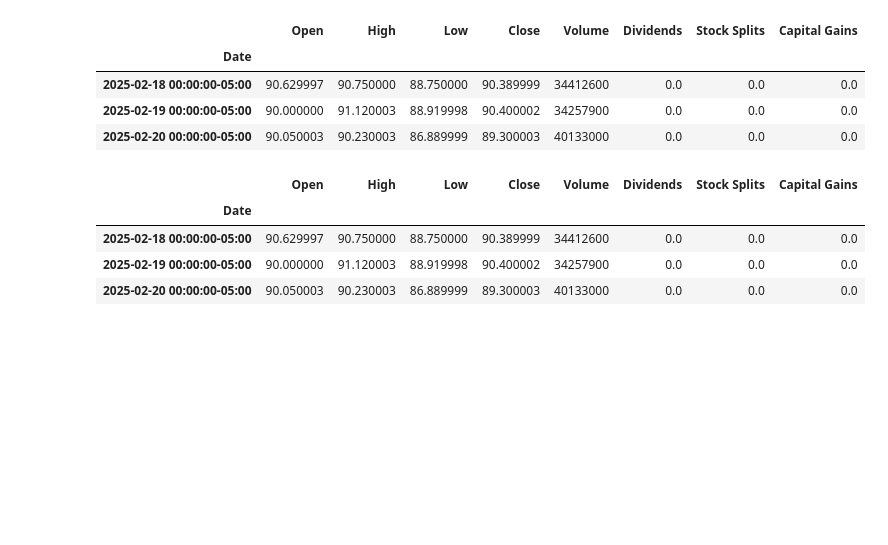
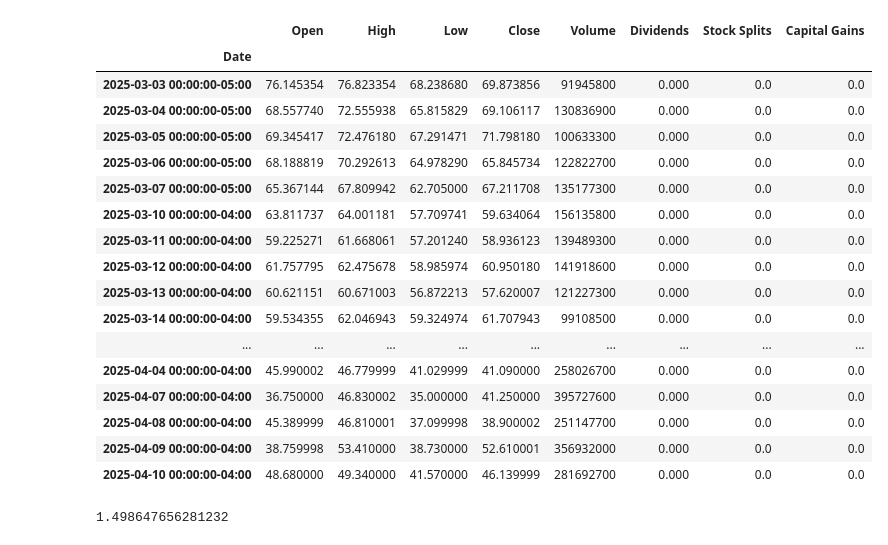
Before and after one commit to victortangggg/trading, a Jupyter notebook: research/price_movement_search.ipynb, the cells around one changed output. Saved outputs shown, nothing was run; the diff lists cells and outputs as text; code cells hidden in the pictures; blank space fills up the shorter version.

Commit message:
learning options volatility

```diff
--- a/research/price_movement_search.ipynb
+++ b/research/price_movement_search.ipynb
@@ -28,25 +76,35 @@ ticker.history()
 today = pd.Timestamp.today().normalize()
 
 # Generate the last 5 business days
-business_dates = pd.date_range(end=today, periods=5, freq='B')
+business_dates = pd.date_range(end=today, periods=30, freq='B')
 
 DATE_FORMAT = "%Y-%m-%d"
 
 start = business_dates[0].strftime( DATE_FORMAT )
 end = business_dates[-1].strftime( DATE_FORMAT )
-# %%
-ticker.history(start="2025-02-17", end="2025-02-21")
-# %% [output]
-|  | Open | High | Low | Close | Volume | Dividends | Stock Splits | Capital Gains |
-| Date |  |  |  |  |  |  |  |  |
-| 2025-02-18 00:00:00-05:00 | 90.629997 | 90.750000 | 88.750000 | 90.389999 | 34412600 | 0.0 | 0.0 | 0.0 |
-| 2025-02-19 00:00:00-05:00 | 90.000000 | 91.120003 | 88.919998 | 90.400002 | 34257900 | 0.0 | 0.0 | 0.0 |
-| 2025-02-20 00:00:00-05:00 | 90.050003 | 90.230003 | 86.889999 | 89.300003 | 40133000 | 0.0 | 0.0 | 0.0 |
 # %%
-ticker.history(start=start, end=end)
+df_tqqq = ticker.history(start=start, end=end)
+df_tqqq
 # %% [output]
 |  | Open | High | Low | Close | Volume | Dividends | Stock Splits | Capital Gains |
 | Date |  |  |  |  |  |  |  |  |
-| 2025-02-18 00:00:00-05:00 | 90.629997 | 90.750000 | 88.750000 | 90.389999 | 34412600 | 0.0 | 0.0 | 0.0 |
-| 2025-02-19 00:00:00-05:00 | 90.000000 | 91.120003 | 88.919998 | 90.400002 | 34257900 | 0.0 | 0.0 | 0.0 |
-| 2025-02-20 00:00:00-05:00 | 90.050003 | 90.230003 | 86.889999 | 89.300003 | 40133000 | 0.0 | 0.0 | 0.0 |
+| 2025-03-03 00:00:00-05:00 | 76.145354 | 76.823354 | 68.238680 | 69.873856 | 91945800 | 0.000 | 0.0 | 0.0 |
+| 2025-03-04 00:00:00-05:00 | 68.557740 | 72.555938 | 65.815829 | 69.106117 | 130836900 | 0.000 | 0.0 | 0.0 |
+| 2025-03-05 00:00:00-05:00 | 69.345417 | 72.476180 | 67.291471 | 71.798180 | 100633300 | 0.000 | 0.0 | 0.0 |
+| 2025-03-06 00:00:00-05:00 | 68.188819 | 70.292613 | 64.978290 | 65.845734 | 122822700 | 0.000 | 0.0 | 0.0 |
+| 2025-03-07 00:00:00-05:00 | 65.367144 | 67.809942 | 62.705000 | 67.211708 | 135177300 | 0.000 | 0.0 | 0.0 |
+| 2025-03-10 00:00:00-04:00 | 63.811737 | 64.001181 | 57.709741 | 59.634064 | 156135800 | 0.000 | 0.0 | 0.0 |
+| 2025-03-11 00:00:00-04:00 | 59.225271 | 61.668061 | 57.201240 | 58.936123 | 139489300 | 0.000 | 0.0 | 0.0 |
+| 2025-03-12 00:00:00-04:00 | 61.757795 | 62.475678 | 58.985974 | 60.950180 | 141918600 | 0.000 | 0.0 | 0.0 |
+| 2025-03-13 00:00:00-04:00 | 60.621151 | 60.671003 | 56.872213 | 57.620007 | 121227300 | 0.000 | 0.0 | 0.0 |
+| 2025-03-14 00:00:00-04:00 | 59.534355 | 62.046943 | 59.324974 | 61.707943 | 99108500 | 0.000 | 0.0 | 0.0 |
+| ... | ... | ... | ... | ... | ... | ... | ... | ... |
+| 2025-04-04 00:00:00-04:00 | 45.990002 | 46.779999 | 41.029999 | 41.090000 | 258026700 | 0.000 | 0.0 | 0.0 |
+| 2025-04-07 00:00:00-04:00 | 36.750000 | 46.830002 | 35.000000 | 41.250000 | 395727600 | 0.000 | 0.0 | 0.0 |
+| 2025-04-08 00:00:00-04:00 | 45.389999 | 46.810001 | 37.099998 | 38.900002 | 251147700 | 0.000 | 0.0 | 0.0 |
+| 2025-04-09 00:00:00-04:00 | 38.759998 | 53.410000 | 38.730000 | 52.610001 | 356932000 | 0.000 | 0.0 | 0.0 |
+| 2025-04-10 00:00:00-04:00 | 48.680000 | 49.340000 | 41.570000 | 46.139999 | 281692700 | 0.000 | 0.0 | 0.0 |
+# %%
+get_volatility("TQQQ", periods=30)
+# %% [output]
+1.498647656281232
```
Also changed, not shown: parts of 7 cells of this notebook, 4 other files.
